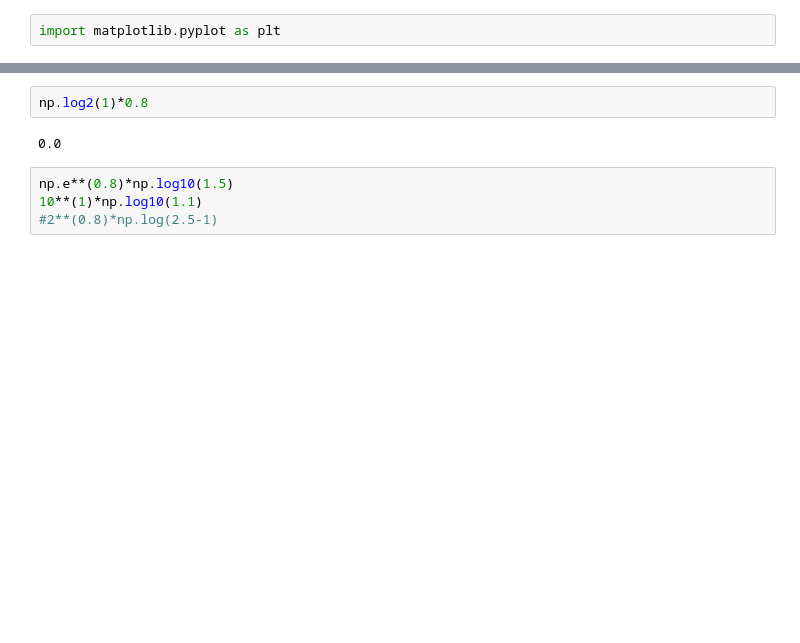
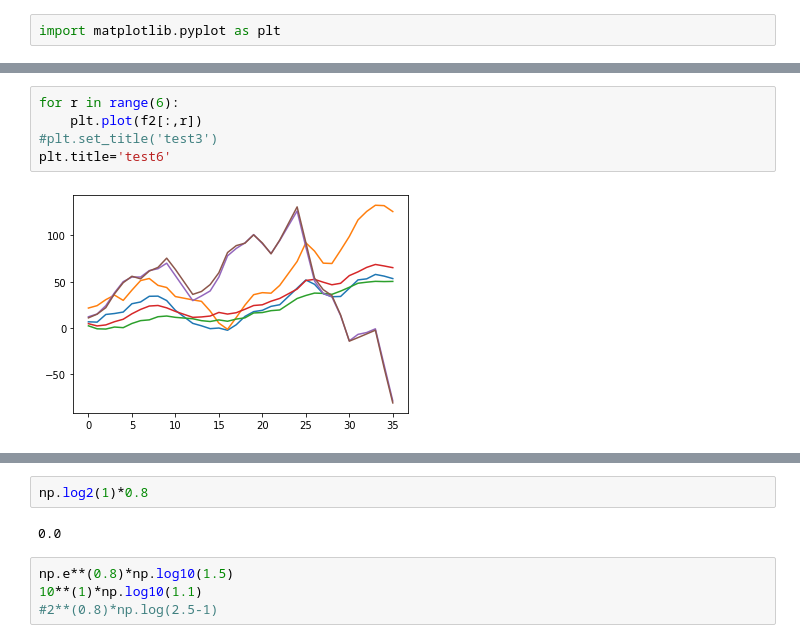
Before and after one commit to Supernowae/capstone, a Jupyter notebook: development/development_model_built_new.ipynb, the cells around one changed output, grey strips where cells are left out. Drawn from its saved outputs; the diff is of its cells as text; blank space fills up the shorter version.

```diff
--- a/development/development_model_built_new.ipynb
+++ b/development/development_model_built_new.ipynb
@@ -475,0 +506,7 @@ import matplotlib.pyplot as plt
+# %%
+for r in range(6):
+    plt.plot(f2[:,r])
+#plt.set_title('test3')
+plt.title='test6'
+# %% [output]
+[figure, added]
```
Also changed, not shown: parts of 14 cells of this notebook, 12 other files.
